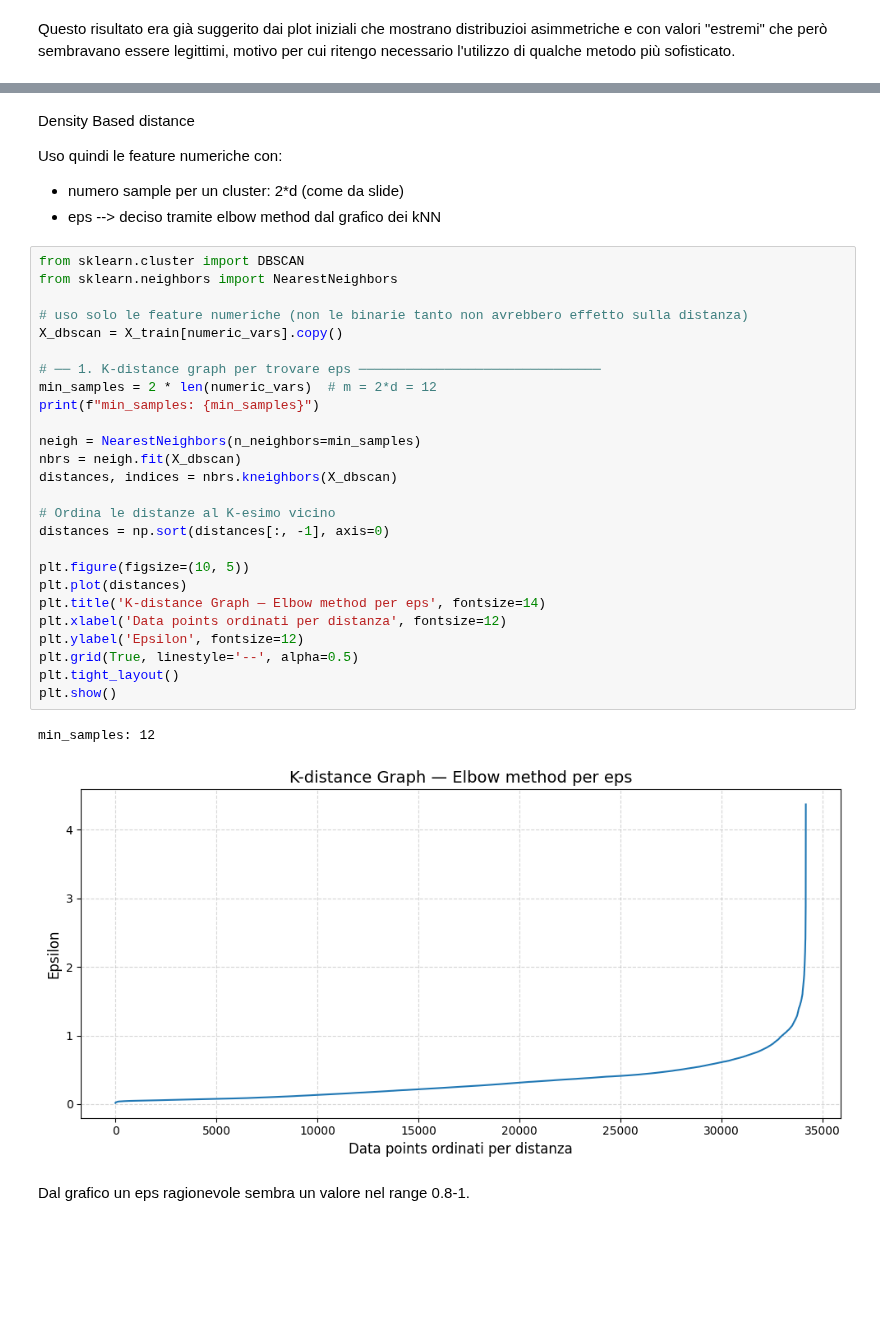
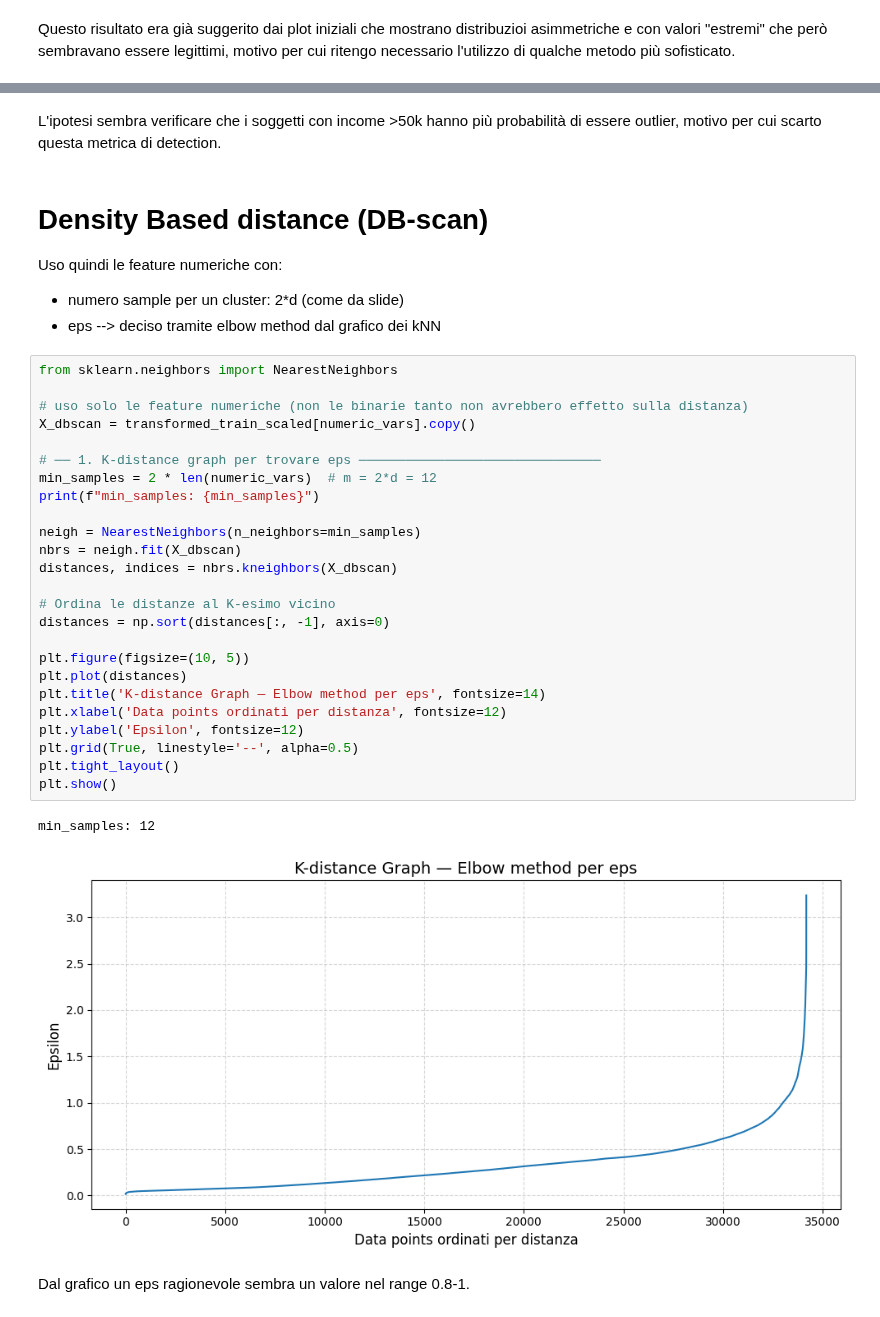
Before and after one commit to Bit-Pitt/BDA, a Jupyter notebook: EDA_tabular.ipynb, the cells around one changed output, grey strips where cells are left out. Cells and saved outputs as stored; diff of their text form; blank space fills up the shorter version.

```diff
--- a/EDA_tabular.ipynb
+++ b/EDA_tabular.ipynb
@@ -921,38 +994,39 @@ Ho provato la metrica ma ottenendo scarsi risultati, considerava il 30% del data
+# %% [markdown]
+L'ipotesi sembra verificare che i soggetti con income >50k hanno più probabilità di essere outlier, motivo per cui scarto questa metrica di detection.
 # %% [markdown]
-Density Based distance
+# Density Based distance  (DB-scan)
 
 Uso quindi le feature numeriche con:
 - numero sample per un cluster:  2*d   (come da slide)
 - eps --> deciso tramite elbow method dal grafico dei kNN
 # %%
-from sklearn.cluster import DBSCAN
 from sklearn.neighbors import NearestNeighbors
 
 # uso solo le feature numeriche (non le binarie tanto non avrebbero effetto sulla distanza)
-X_dbscan = X_train[numeric_vars].copy()
+X_dbscan = transformed_train_scaled[numeric_vars].copy()
 
 # ── 1. K-distance graph per trovare eps ───────────────────────────────
 min_samples = 2 * len(numeric_vars)  # m = 2*d = 12
 print(f"min_samples: {min_samples}")
 
 neigh = NearestNeighbors(n_neighbors=min_samples)
 nbrs = neigh.fit(X_dbscan)
 distances, indices = nbrs.kneighbors(X_dbscan)
 
 # Ordina le distanze al K-esimo vicino
 distances = np.sort(distances[:, -1], axis=0)
 
 plt.figure(figsize=(10, 5))
 plt.plot(distances)
 plt.title('K-distance Graph — Elbow method per eps', fontsize=14)
 plt.xlabel('Data points ordinati per distanza', fontsize=12)
 plt.ylabel('Epsilon', fontsize=12)
 plt.grid(True, linestyle='--', alpha=0.5)
 plt.tight_layout()
 plt.show()
 # %% [output]
 min_samples: 12
-[figure, old version]
+[figure, new version]
 # %% [markdown]
 Dal grafico un eps ragionevole sembra un valore nel range 0.8-1.
 # %%
```
Also changed, not shown: parts of 24 cells of this notebook.
